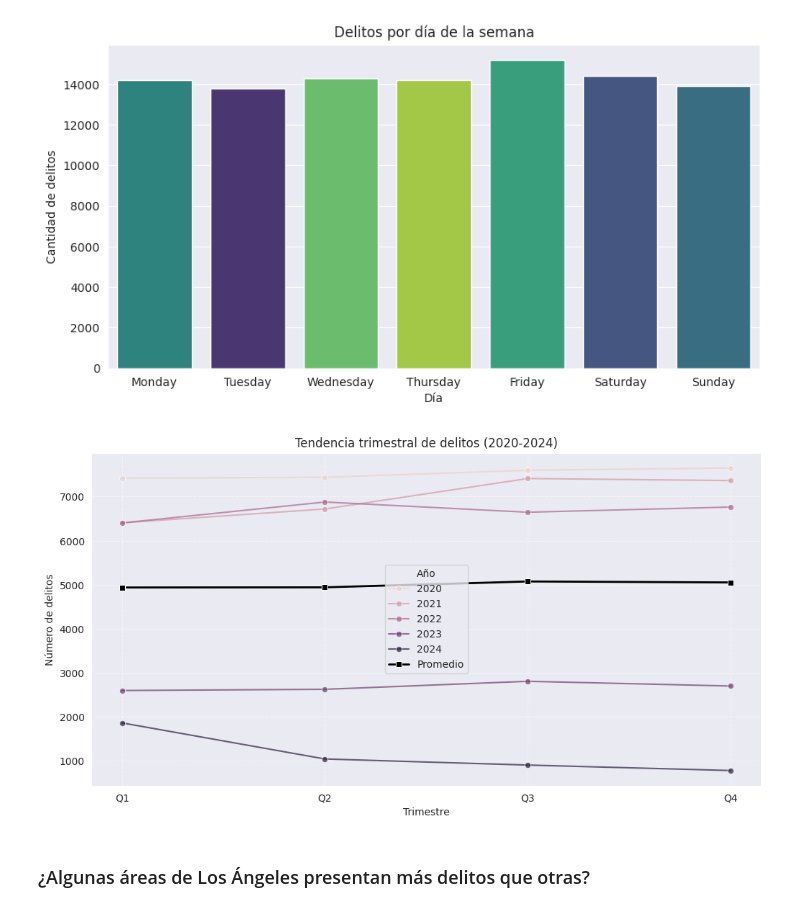
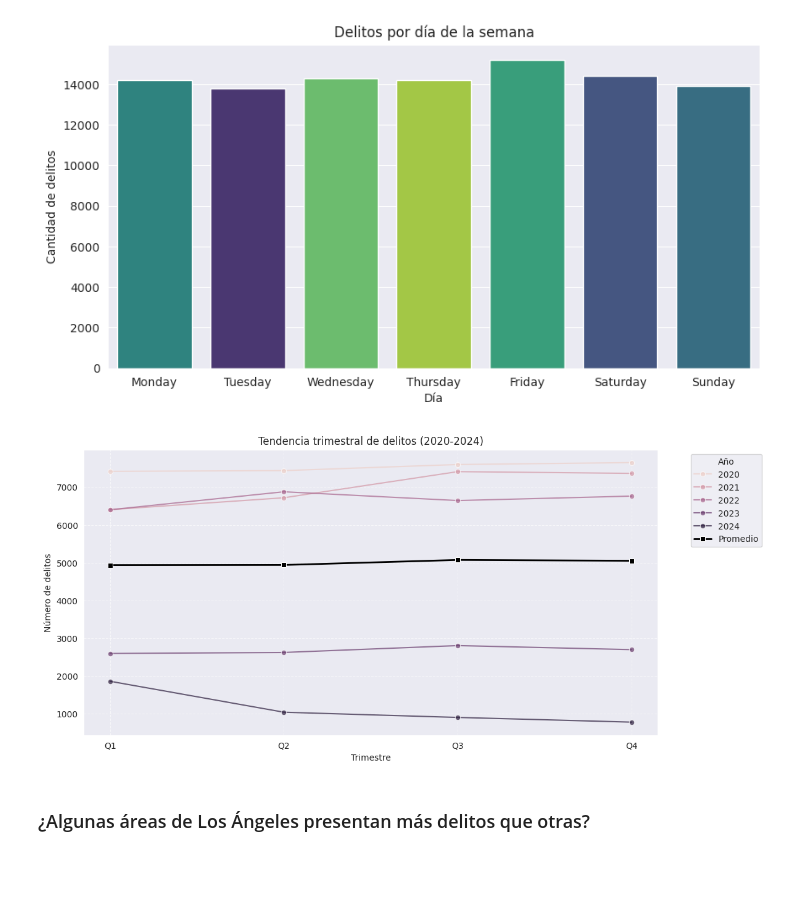
Before and after one commit to yub3r/CoderDataScience, a Jupyter notebook: ProyectoDS-Crime_Data_2020_24-Millan.ipynb, the cells around one changed output. Cells and saved outputs as stored; diff of their text form; code cells hidden in the pictures; blank space fills up the shorter version.

```diff
--- a/ProyectoDS-Crime_Data_2020_24-Millan.ipynb
+++ b/ProyectoDS-Crime_Data_2020_24-Millan.ipynb
@@ -157,7 +157,10 @@ df_crime['Date Rptd'] = pd.to_datetime(df_crime['Date Rptd'], format="%m/%d/%Y %
 df_crime['DATE OCC'] = pd.to_datetime(df_crime['DATE OCC'], format="%m/%d/%Y %I:%M:%S %p", errors='coerce').dt.date
 
 # Creamos nuevas columnas de tiempo a partir de DATE OCC para mejorar el analisis
-df_crime['year'] = pd.to_datetime(df_crime['DATE OCC']).dt.year
+df_crime["year"] = pd.to_datetime(df_crime["DATE OCC"], errors="coerce").dt.year
+df_crime = df_crime.dropna(subset=["year"])
+df_crime["year"] = df_crime["year"].astype(int)
+
 df_crime['month'] = pd.to_datetime(df_crime['DATE OCC']).dt.month
 df_crime['day'] = pd.to_datetime(df_crime['DATE OCC']).dt.day
 df_crime['day_of_week'] = pd.to_datetime(df_crime['DATE OCC']).dt.day_name()
@@ -224,24 +227,24 @@ plt.show()
 # %%
 # Tendencia general promediada por trimestre
 df_trend = df_quarterly.groupby("quarter")["count"].mean().reset_index()
 
 plt.figure(figsize=(12, 6))
 
 # Gráfico por año
 sns.lineplot(data=df_quarterly, x="quarter", y="count", hue="year", marker="o", alpha=0.7)
 
 # Línea de tendencia promedio
 sns.lineplot(data=df_trend, x="quarter", y="count", color="black", marker="s", linewidth=2, label="Promedio")
 
 plt.title("Tendencia trimestral de delitos (2020-2024)")
 plt.xlabel("Trimestre")
 plt.ylabel("Número de delitos")
 plt.xticks([1, 2, 3, 4], ["Q1", "Q2", "Q3", "Q4"])
-plt.legend(title="Año")
+plt.legend(title="Año", bbox_to_anchor=(1.05, 1), loc='upper left')
 plt.grid(True, linestyle="--", alpha=0.6)
 plt.show()
 # %% [output]
-[figure, old version]
+[figure, new version]
 # %% [markdown]
 ### ¿Algunas áreas de Los Ángeles presentan más delitos que otras?
 # %%
```
Also changed, not shown: parts of 3 cells of this notebook.
